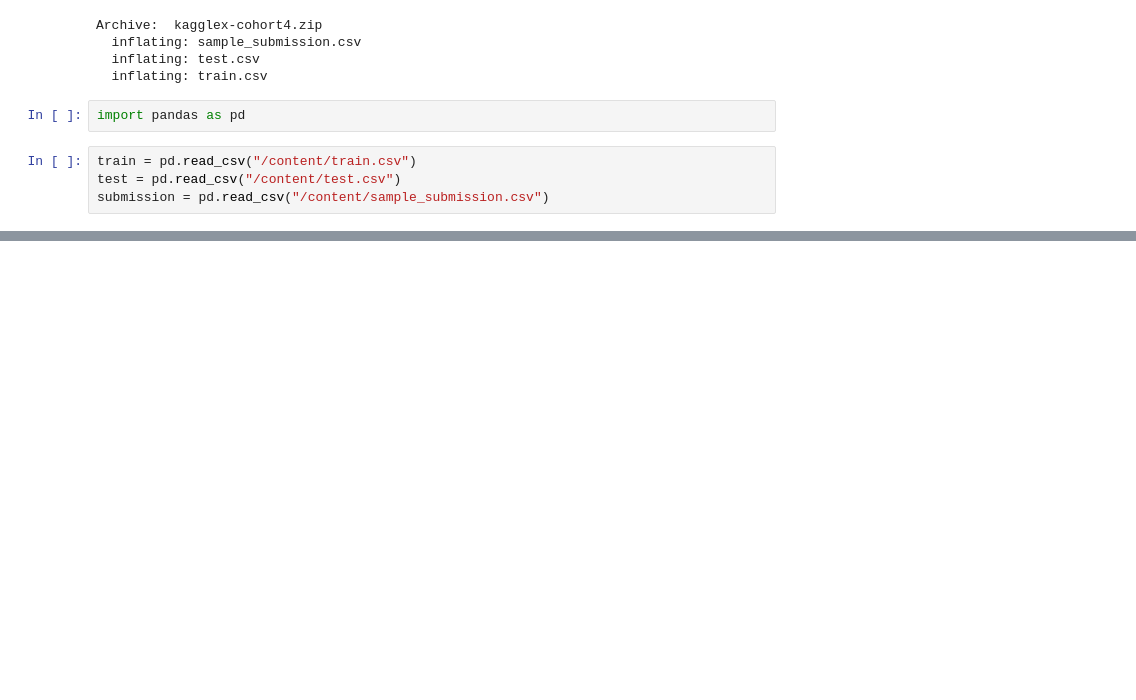
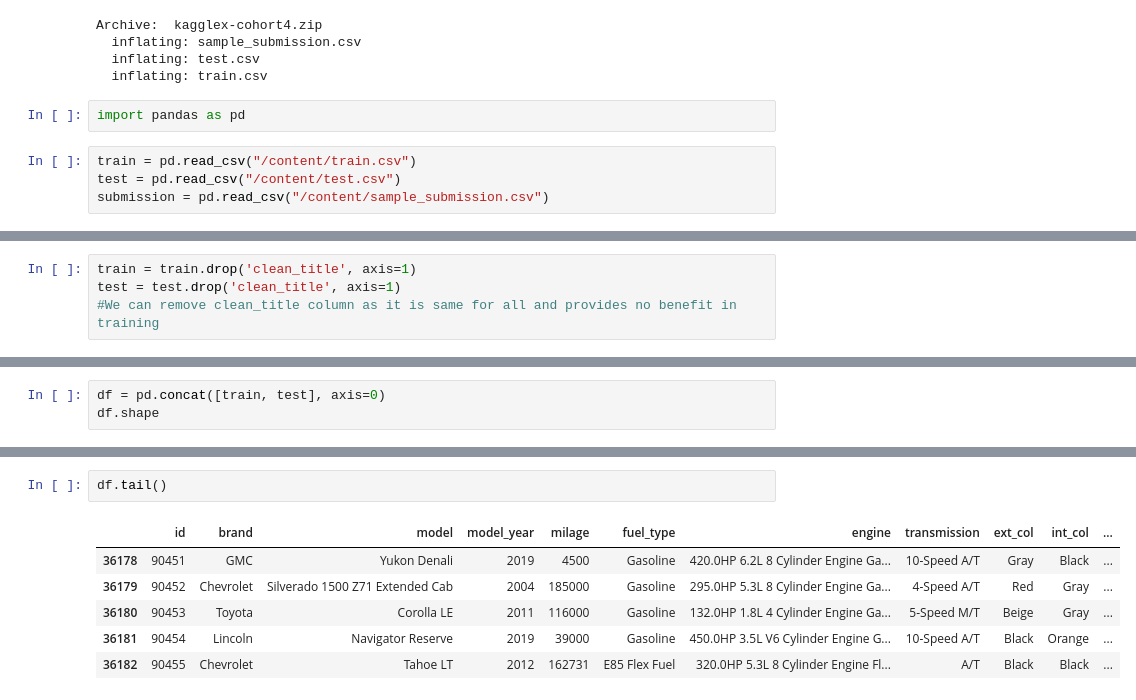
Before and after one commit to aggarwal-ujjwal/KaggleXFellowship, a Jupyter notebook: KaggleX_Fellowship_Solution.ipynb, the cells around one changed output, grey strips where cells are left out. Saved outputs shown, nothing was run; the diff lists cells and outputs as text; blank space fills up the shorter version.

Commit message:
Added basic concatenation code and analysis of columns

```diff
--- a/KaggleX_Fellowship_Solution.ipynb
+++ b/KaggleX_Fellowship_Solution.ipynb
@@ -28,0 +73,4 @@ submission = pd.read_csv("/content/sample_submission.csv")
+# %%
+train = train.drop('clean_title', axis=1)
+test = test.drop('clean_title', axis=1)
+#We can remove clean_title column as it is same for all and provides no benefit in training
@@ -28,0 +117,3 @@ submission = pd.read_csv("/content/sample_submission.csv")
+# %%
+df = pd.concat([train, test], axis=0)
+df.shape
@@ -28,0 +136,9 @@ submission = pd.read_csv("/content/sample_submission.csv")
+# %%
+df.tail()
+# %% [output]
+|  | id | brand | model | model_year | milage | fuel_type | engine | transmission | ext_col | int_col | ... |
+| 36178 | 90451 | GMC | Yukon Denali | 2019 | 4500 | Gasoline | 420.0HP 6.2L 8 Cylinder Engine Ga... | 10-Speed A/T | Gray | Black | ... |
+| 36179 | 90452 | Chevrolet | Silverado 1500 Z71 Extended Cab | 2004 | 185000 | Gasoline | 295.0HP 5.3L 8 Cylinder Engine Ga... | 4-Speed A/T | Red | Gray | ... |
+| 36180 | 90453 | Toyota | Corolla LE | 2011 | 116000 | Gasoline | 132.0HP 1.8L 4 Cylinder Engine Ga... | 5-Speed M/T | Beige | Gray | ... |
+| 36181 | 90454 | Lincoln | Navigator Reserve | 2019 | 39000 | Gasoline | 450.0HP 3.5L V6 Cylinder Engine G... | 10-Speed A/T | Black | Orange | ... |
+| 36182 | 90455 | Chevrolet | Tahoe LT | 2012 | 162731 | E85 Flex Fuel | 320.0HP 5.3L 8 Cylinder Engine Fl... | A/T | Black | Black | ... |
```
Also changed, not shown: parts of 8 cells of this notebook.
